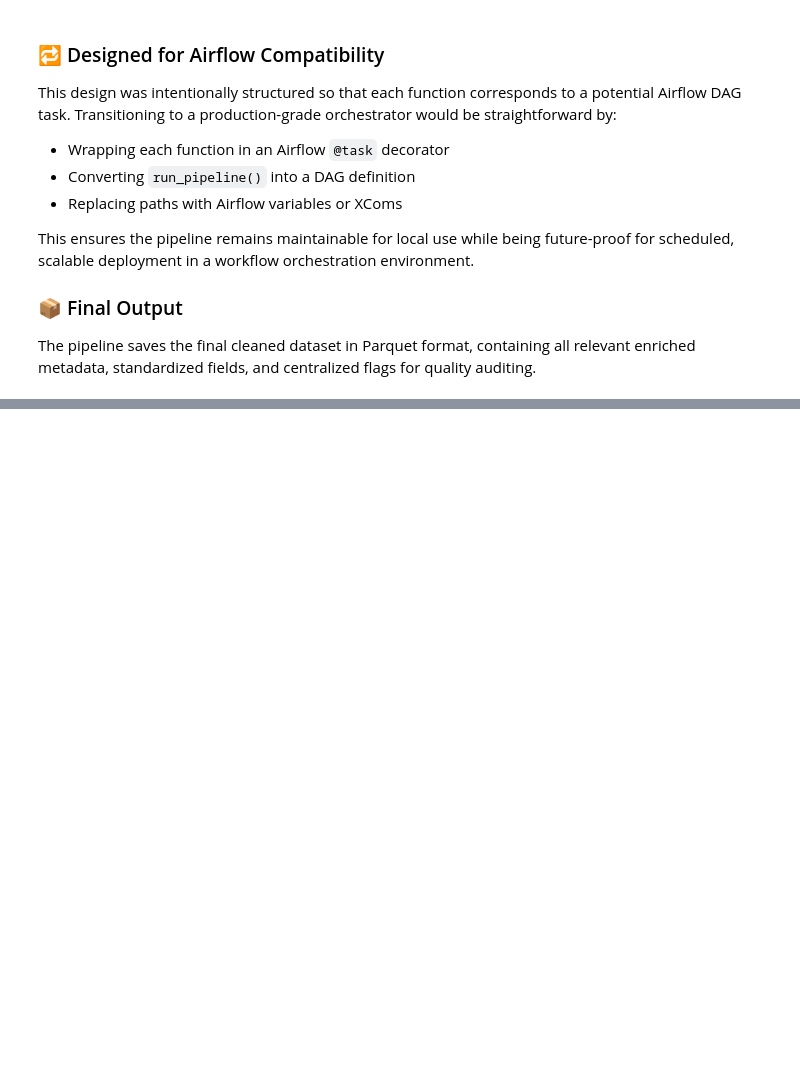
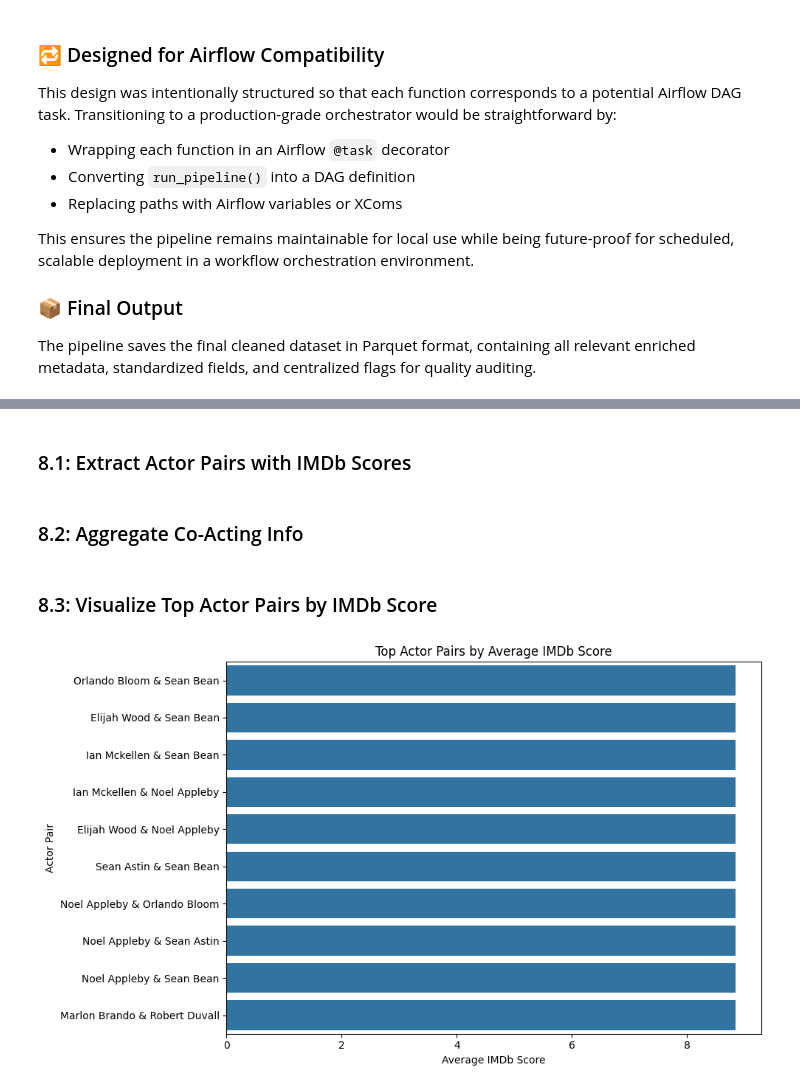
Before and after one commit to rogerioo/movie_challenge, a Jupyter notebook: challenge.ipynb, the cells around one changed output, grey strips where cells are left out. Drawn from its saved outputs; the diff is of its cells as text; code cells hidden in the pictures; blank space fills up the shorter version.

Commit message:
Add stage 8 collaboration and actors performance

```diff
--- a/challenge.ipynb
+++ b/challenge.ipynb
@@ -1318,0 +1372,52 @@ The pipeline saves the final cleaned dataset in Parquet format, containing all r
+# %% [markdown]
+### 8.1: Extract Actor Pairs with IMDb Scores
+# %%
+from itertools import combinations
+
+def extract_actor_pairs(df):
+    rows = []
+    for _, row in df.iterrows():
+        actors = row.get('actors', [])
+        score = row.get('imdb_score', None)
+
+        if actors and isinstance(actors, list) and len(actors) > 1:
+            for actor1, actor2 in combinations(sorted(set(actors)), 2):
+                rows.append({
+                    'actor_1': actor1,
+                    'actor_2': actor2,
+                    'imdb_score': score
+                })
+    return pd.DataFrame(rows)
+
+actor_pairs_df = extract_actor_pairs(gold_df)
+# %% [markdown]
+### 8.2: Aggregate Co-Acting Info
+# %%
+pair_stats = (
+    actor_pairs_df
+    .groupby(['actor_1', 'actor_2'])
+    .agg(
+        movie_count=('imdb_score', 'count'),
+        avg_score=('imdb_score', 'mean')
+    )
+    .reset_index()
+)
+
+pair_stats = pair_stats[pair_stats['movie_count'] > 1]
+# %% [markdown]
+### 8.3: Visualize Top Actor Pairs by IMDb Score
+# %%
+import matplotlib.pyplot as plt
+import seaborn as sns
+
+top_pairs = pair_stats.sort_values(by='avg_score', ascending=False).head(10)
+
+plt.figure(figsize=(10, 6))
+sns.barplot(data=top_pairs, x='avg_score', y=top_pairs['actor_1'] + ' & ' + top_pairs['actor_2'])
+plt.title('Top Actor Pairs by Average IMDb Score')
+plt.xlabel('Average IMDb Score')
+plt.ylabel('Actor Pair')
+plt.tight_layout()
+plt.show()
+# %% [output]
+[figure, added]
```
Also changed, not shown: parts of 12 cells of this notebook, 3 other files.
